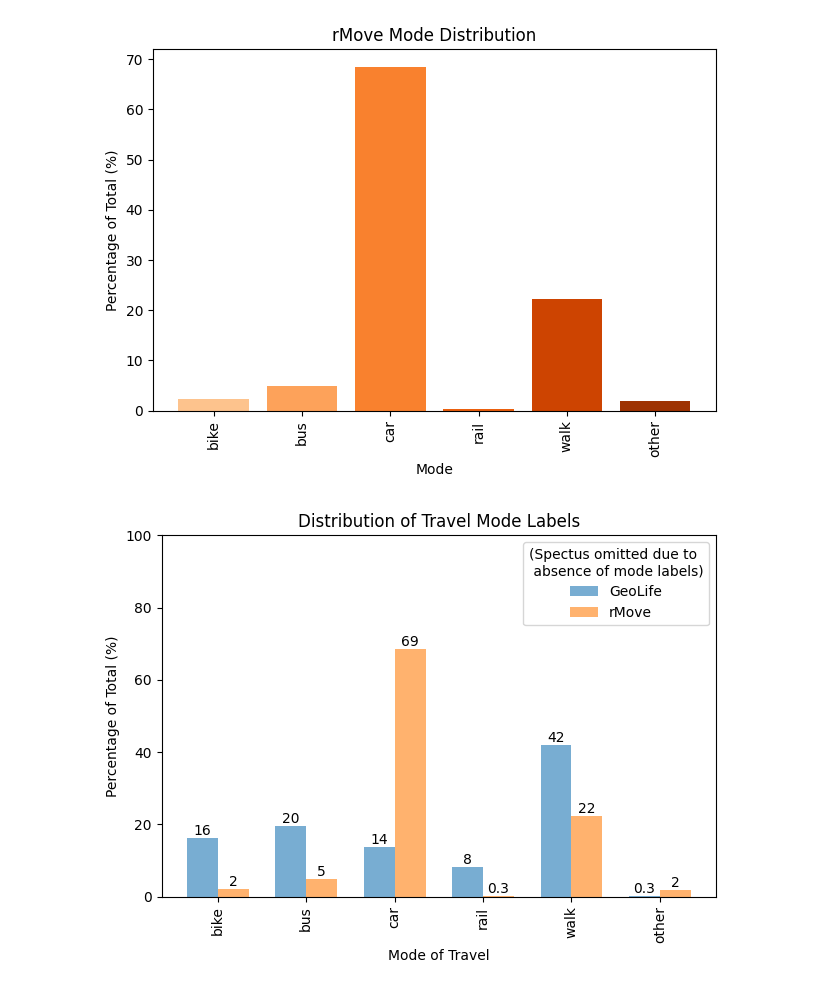
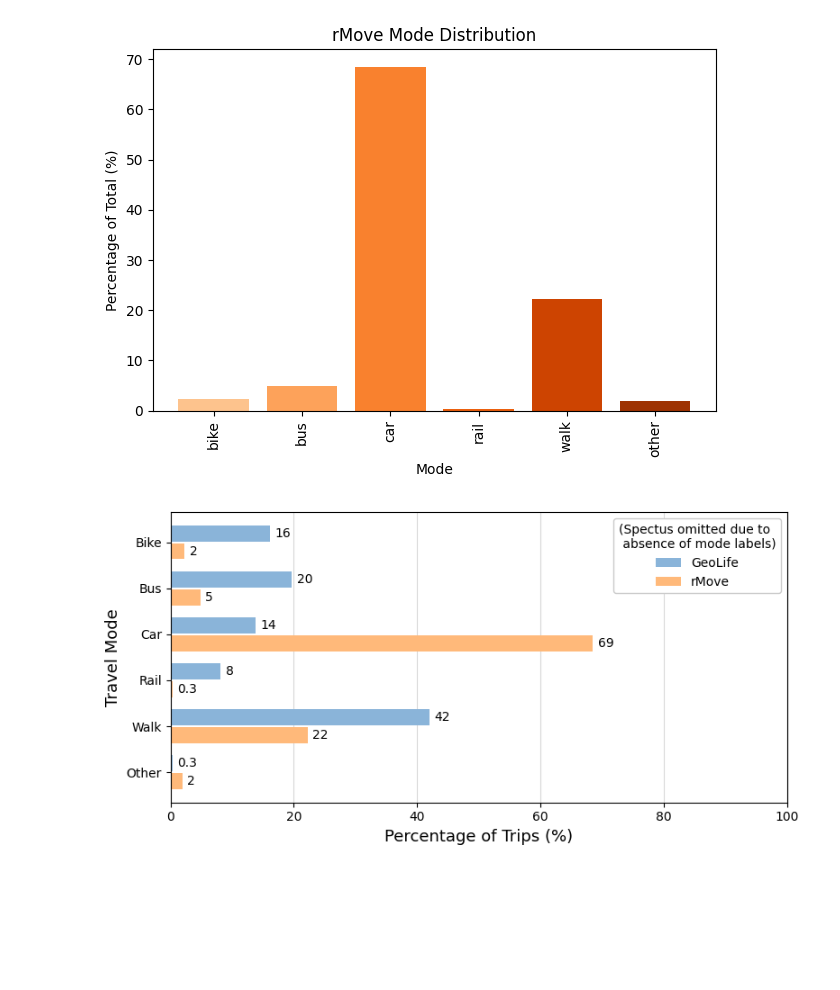
Before and after one commit to UW-THINKlab/mode-analysis, a Jupyter notebook: Dataset_Comparison_Graphs_Mode_of_Travel.ipynb, the cells around one changed output. Drawn from its saved outputs; the diff is of its cells as text; code cells hidden in the pictures; blank space fills up the shorter version.

Commit message:
Updating all images

```diff
--- a/Dataset_Comparison_Graphs_Mode_of_Travel.ipynb
+++ b/Dataset_Comparison_Graphs_Mode_of_Travel.ipynb
@@ -4,8 +4,8 @@ import matplotlib.pyplot as plt
 from matplotlib.ticker import PercentFormatter
 import pandas as pd
 
-df_geolife = pd.read_csv(f'./data/Geolife/20260720_geolife_database_metrics.csv')
-df_rmove = pd.read_csv(f'./data/rMove/20260720_rmove_database_metrics.csv')
+df_geolife = pd.read_csv(f'./data/Geolife/20260726_geolife_database_metrics.csv')
+df_rmove = pd.read_csv(f'./data/rMove/20260726_rmove_database_metrics.csv')
 # %%
 # Display GeoLife Counts, separated by mode of transportation
 
@@ -77,45 +77,49 @@ fig.tight_layout()
 # %%
 # Combine figures into a single graph
 
-fig, ax = plt.subplots()
+fig, ax = plt.subplots(figsize=(8, 4))
 
 # Set up x positions and bar width
-x = np.arange(len(counts_per_mode_geolife))  # [0, 1, 2, 3]
-width = 0.35  # width of each bar
+y = np.arange(len(counts_per_mode_geolife))  # [0, 1, 2, 3]
+height = 0.35  # width of each bar
+offset = (height+0.04)/2
 
-geolife_bar = ax.bar(x - width/2,
+geolife_bar = ax.barh(y - offset,
                      counts_per_mode_geolife.values,
-                     width,
-                     color='C0',
-                     alpha=0.6,
+                     height,
+                     color='#8ab4d9',
+                     # alpha=0.6,
                      label='GeoLife')
 
-rmove_bar = ax.bar(x + width/2,
+rmove_bar = ax.barh(y + offset,
                    counts_per_mode_rmove.values,
-                   width,
-                   color='C1',
-                   alpha=0.6,
+                   height,
+                   color='#ffb97a',
+                   # alpha=0.6,
                    label='rMove')
 
 def format_value(v):
     percent = v * 100
     return f'{percent:.1f}' if percent < 1 else f'{percent:.0f}'
 
-ax.bar_label(geolife_bar, labels=[format_value(v) for v in counts_per_mode_geolife.values])
-ax.bar_label(rmove_bar, labels=[format_value(v) for v in counts_per_mode_rmove.values])
+ax.bar_label(geolife_bar, labels=[format_value(v) for v in counts_per_mode_geolife.values], padding=4)
+ax.bar_label(rmove_bar, labels=[format_value(v) for v in counts_per_mode_rmove.values], padding=4)
 
-ax.set_ylim(0, 1)
-ax.yaxis.set_major_formatter(PercentFormatter(xmax=1, symbol=None, decimals=0))
-ax.tick_params(axis='x', labelrotation=90)
-ax.set_xticks(x)
-ax.set_xticklabels(counts_per_mode_geolife.index)
+ax.set_xlim(0, 1)
+ax.xaxis.set_major_formatter(PercentFormatter(xmax=1, symbol=None, decimals=0))
+ax.xaxis.grid(True, color='grey', linestyle='-', alpha=0.3)
+ax.set_axisbelow(True)
+# ax.tick_params(axis='y', labelrotation=90)
+ax.set_yticks(y)
+ax.set_yticklabels(counts_per_mode_geolife.index.astype(str).str.capitalize())
+ax.invert_yaxis() # Make top to bottom, rather than bottom to top
 
-ax.set_xlabel('Mode of Travel')
-ax.set_ylabel('Percentage of Total (%)')
-ax.set_title('Distribution of Travel Mode Labels')
-ax.legend(title=f"(Spectus omitted due to\n absence of mode labels)")
+ax.set_ylabel('Travel Mode', fontsize=13)
+ax.set_xlabel('Percentage of Trips (%)', fontsize=13)
+# ax.set_title('Distribution of Travel Mode Labels')
+ax.legend(title=f"(Spectus omitted due to\n absence of mode labels)", framealpha=1)
 
 fig.tight_layout()
 fig.savefig("images/Mode_Distribution.png", dpi=200)
 # %% [output]
-[figure, old version]
+[figure, new version]
```
Also changed, not shown: 7 other files.
